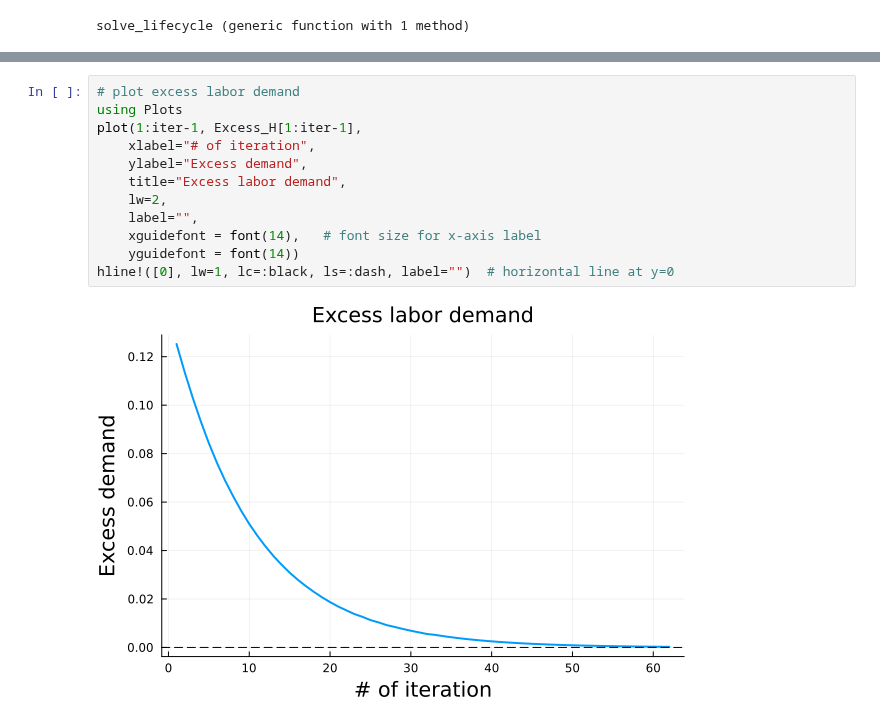
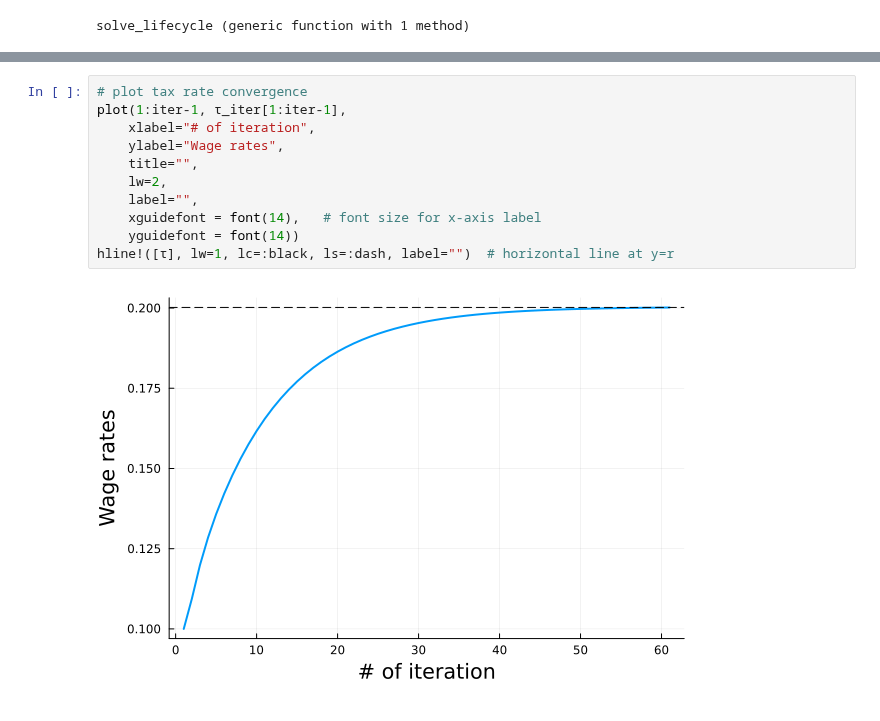
Before and after one commit to Kanato-Nakakuni/ComputationalMacro, a Jupyter notebook: Lec04_GE.ipynb, the cells around one changed output, grey strips where cells are left out. Drawn from its saved outputs; the diff is of its cells as text.

```diff
--- a/Lec04_GE.ipynb
+++ b/Lec04_GE.ipynb
@@ -482,14 +466,13 @@ hline!([w], lw=1, lc=:black, ls=:dash, label="")  # horizontal line at y=r
-# %%
-# plot excess labor demand
-using Plots
-plot(1:iter-1, Excess_H[1:iter-1],
-    xlabel="# of iteration",
-    ylabel="Excess demand",
-    title="Excess labor demand",
-    lw=2,
-    label="",
-    xguidefont = font(14),   # font size for x-axis label
-    yguidefont = font(14))
-hline!([0], lw=1, lc=:black, ls=:dash, label="")  # horizontal line at y=0
-# %% [output]
-[figure, removed]
+# %%
+# plot tax rate convergence
+plot(1:iter-1, τ_iter[1:iter-1],
+    xlabel="# of iteration",
+    ylabel="Wage rates",
+    title="",
+    lw=2,
+    label="",
+    xguidefont = font(14),   # font size for x-axis label
+    yguidefont = font(14))
+hline!([τ], lw=1, lc=:black, ls=:dash, label="")  # horizontal line at y=r
+# %% [output]
+[figure, added]
```
Also changed, not shown: parts of 6 cells of this notebook.
